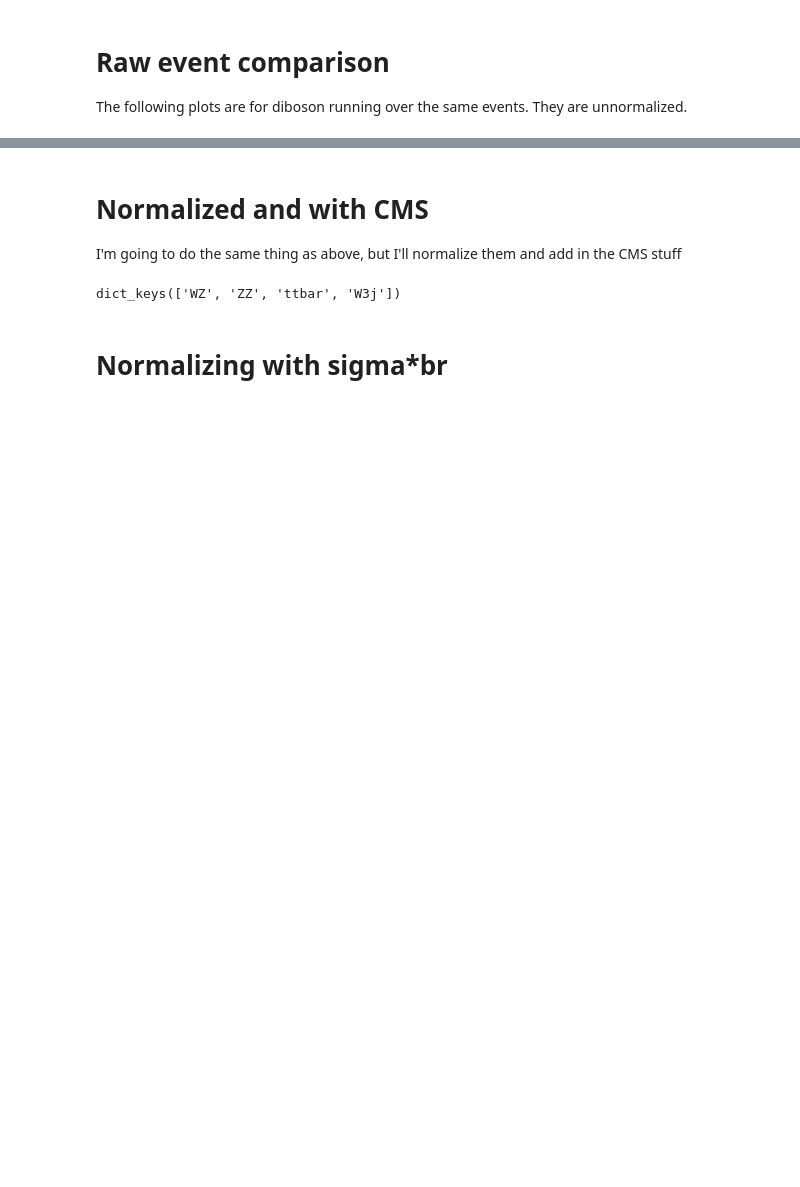
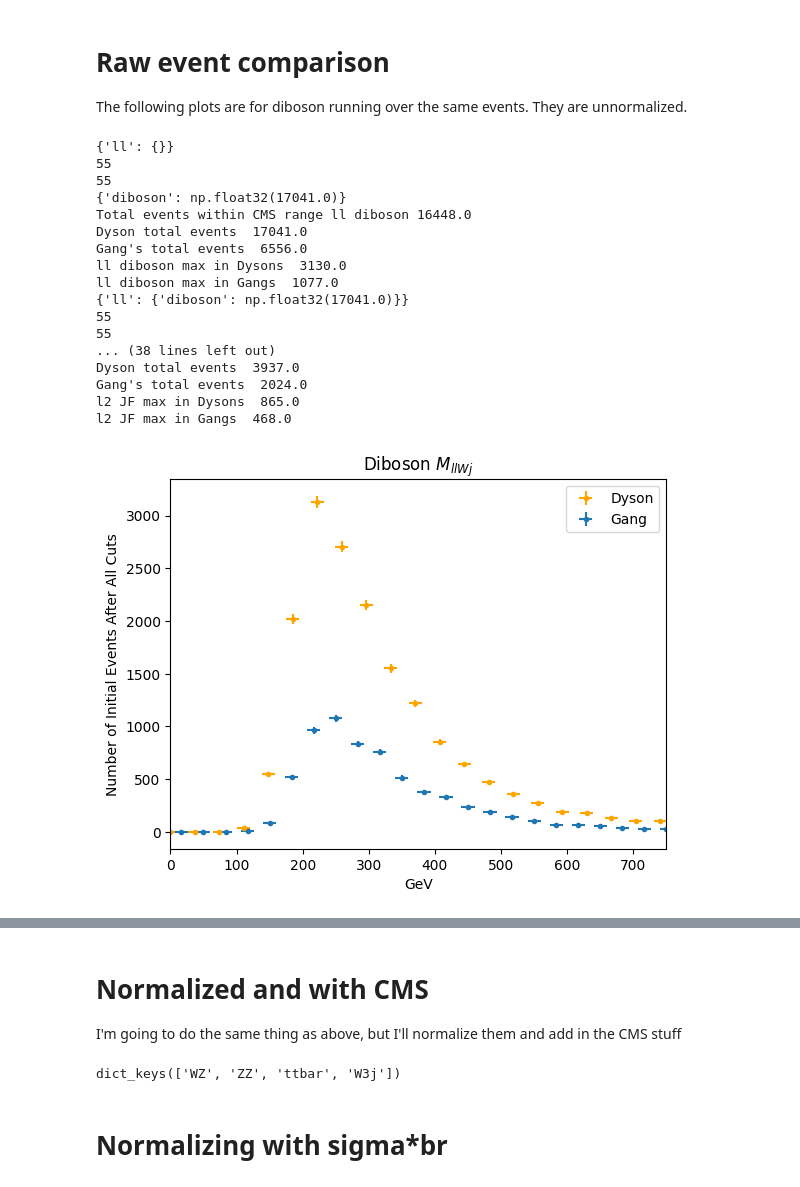
Before and after one commit to dysontk/LFVLNV, a Jupyter notebook: AnalysisAndSuch/Histos.ipynb, the cells around one changed output, grey strips where cells are left out. Cells and saved outputs as stored; diff of their text form; code cells hidden in the pictures; blank space fills up the shorter version.

```diff
--- a/AnalysisAndSuch/Histos.ipynb
+++ b/AnalysisAndSuch/Histos.ipynb
@@ -164,3 +164,83 @@ plotInfo = {'ll': {'title': '$M_{llWj}$', 'bounds':(0,750)},
 
 titleDGDict = {'diboson': 'Diboson',
                'JF': 'Jet Fake'}
+# %%
+def find_nearest(array, values):
+
+    array = np.asarray(array)
+    idx1 = (np.abs(array - values[0])).argmin()
+    idx2 = (np.abs(array-values[1])).argmin()
+    return idx1, idx2
+
+raw_data_tot_dict = {}
+
+eTdict = {'WZ2j':'WZ',
+        'ZZ2j':'ZZ',
+        'W3j':'W3j',
+        'ttbar':'ttbar'}
+for htyp in GangDataDict:
+
+    raw_data_tot_dict.update({htyp:{}})
+    for  dg in GangdatGroups:
+        fig, axes = plt.subplots()
+        # if (dg=='JF'):
+        #     continue
+        myData = {}
+        my_y = np.zeros(50)
+        myDataPlot = 0
+        GangDataPlotX = 0
+        GangDataPlotY = 0
+        print(raw_data_tot_dict)
+        for dt in MydatGroups[dg]:
+
+            # print(my_start_dir)
+            myData.update({dt:combineHistos.get_data(dt, my_FileTags[htyp], my_start_dir)})
+            print(len(myData[dt]['data']))
+            my_y = np.linspace(myData[dt]['bounds'][0], myData[dt]['bounds'][1], len(myData[dt]['data']))
+            myDataPlot += myData[dt]['data']
+            # print(GangDataPlotY)
+            # print(GangDataDictFull[eTdict[dt]][htyp][:,0])
+            GangDataPlotY += GangDataDictFull[eTdict[dt]][htyp][:,1]
+            GangDataPlotX = GangDataDictFull[eTdict[dt]][htyp][:,0]
+            # print(np.shape(GangDataPlotX))
+            # print(np.shape(GangDataPlotY))
+        # GangsY = GangDataDictFull['WZ'][htyp][:,1] + GangDataDictFull['ZZ'][htyp][:,1]
+        # GangsX = GangDataDictFull['WZ'][htyp][:,0]
+
+        raw_data_tot_dict[htyp].update({dg:np.sum(myDataPlot)})
+        print(raw_data_tot_dict[htyp])
+        CMSbounds = (CMS_linspaces[htyp][0], CMS_linspaces[htyp][-1])
+        mybounds = find_nearest(my_y, CMSbounds)
+        print(f"Total events within CMS range {htyp} {dg}", np.sum(myDataPlot[mybounds[0]:mybounds[1]+1]))
+        print("Dyson total events ", np.sum(myDataPlot))
+        print("Gang's total events ", np.sum(GangDataPlotY))
+        # myDataPlot = myDataPlot #* CMS_nEvents
+        axes.set_title(titleDGDict[dg] + ' ' + plotInfo[htyp]['title'])
+        # plt.errorbar(my_y,  /n, color = 'orange', fmt='.', label='Dyson')
+        plt.errorbar(my_y,  myDataPlot, xerr=10, yerr=(myDataPlot)**(1/2), color = 'orange', fmt='.', label='Dyson')
+        plt.errorbar(GangDataPlotX, GangDataPlotY, xerr=10, yerr=(GangDataPlotY)**(1/2), fmt='.', label='Gang')
+        plt.xlim(plotInfo[htyp]['bounds'])
+        plt.ylabel('Number of Initial Events After All Cuts')
+        plt.xlabel('GeV')
+        axes.legend()
+        print(htyp, dg, "max in Dysons ", np.max(myDataPlot))
+        print(htyp, dg, "max in Gangs ", np.max(GangDataPlotY))
+# %% [output]
+{'ll': {}}
+55
+55
+{'diboson': np.float32(17041.0)}
+Total events within CMS range ll diboson 16448.0
+Dyson total events  17041.0
+Gang's total events  6556.0
+ll diboson max in Dysons  3130.0
+ll diboson max in Gangs  1077.0
+{'ll': {'diboson': np.float32(17041.0)}}
+55
+55
+... (38 lines left out)
+Dyson total events  3937.0
+Gang's total events  2024.0
+l2 JF max in Dysons  865.0
+l2 JF max in Gangs  468.0
+[figure, added]
```
Also changed, not shown: parts of 10 cells of this notebook, 2 other files.
